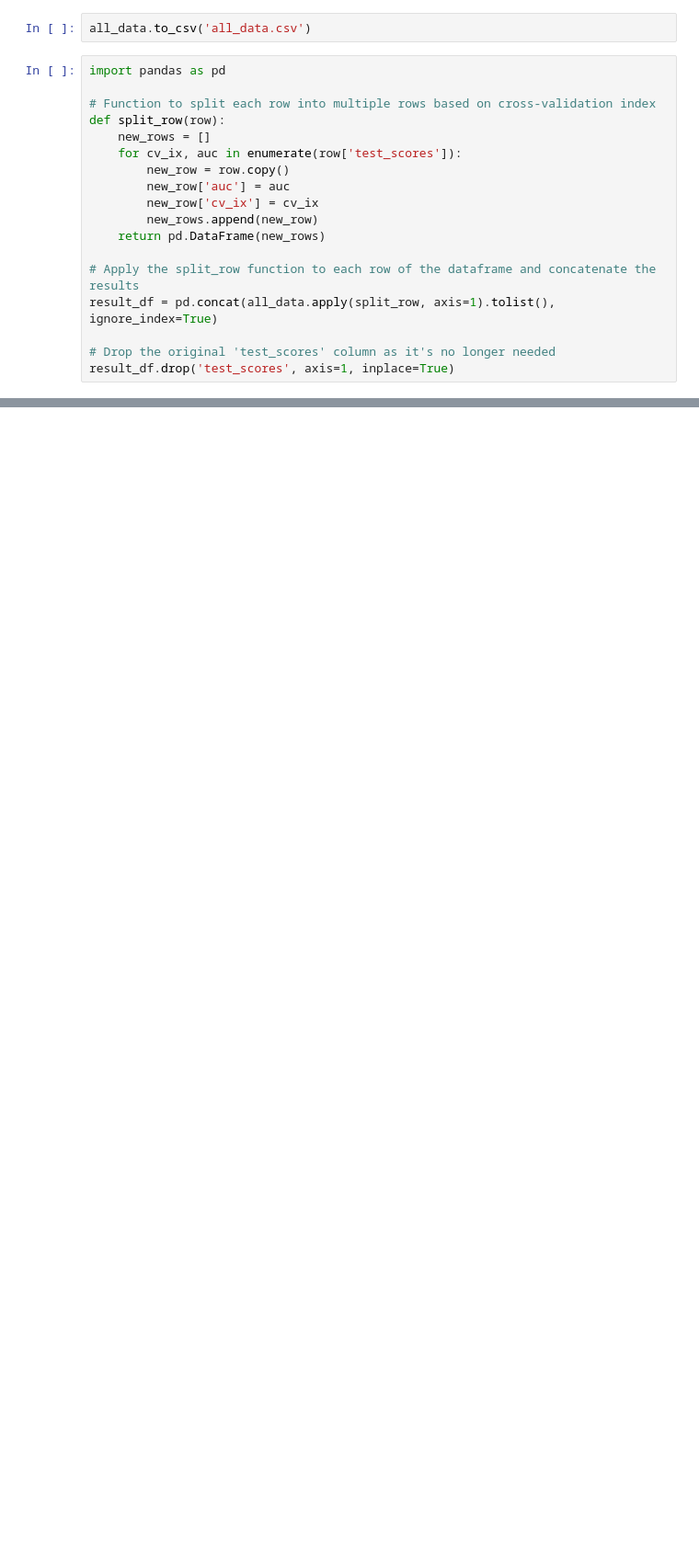
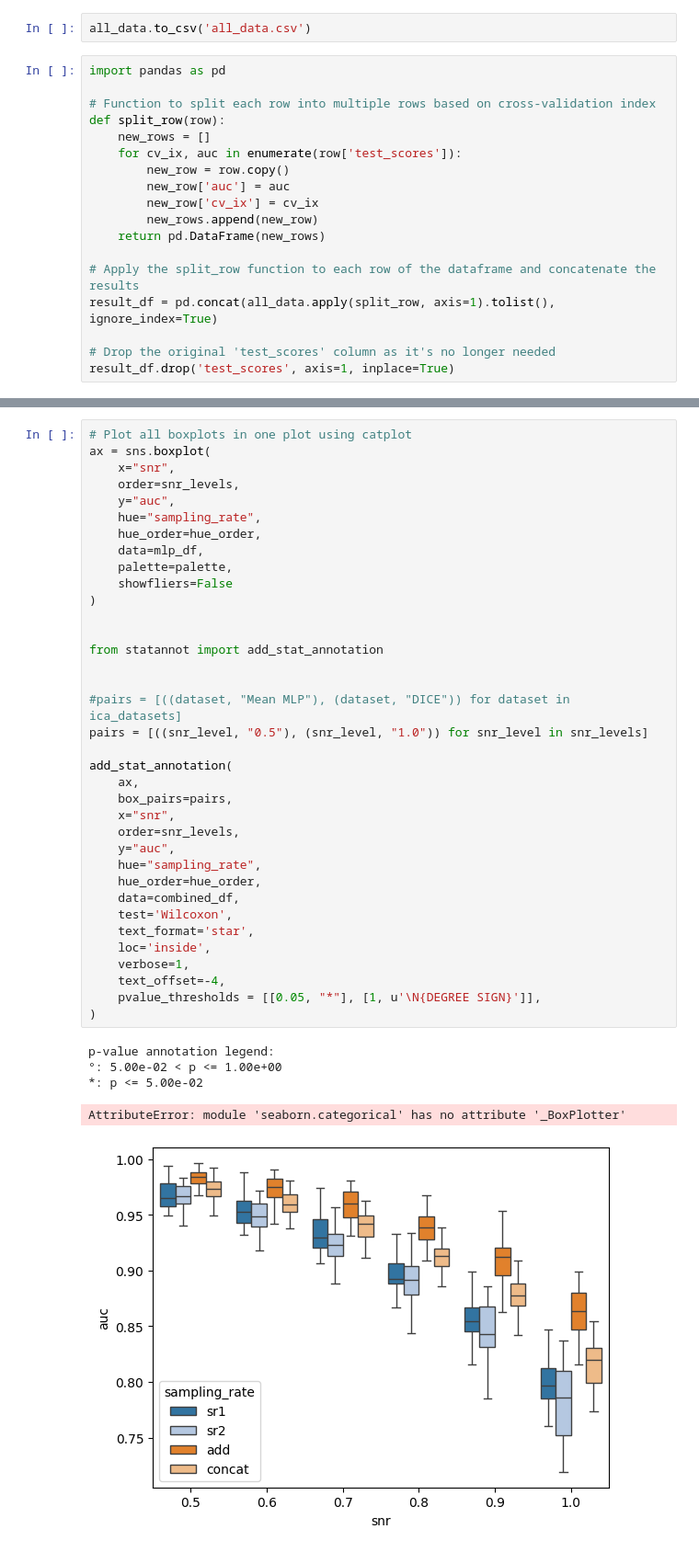
Before and after one commit to neuroneural/undersampling-project, a Jupyter notebook: HCP/python-scripts/plot.ipynb, the cells around one changed output, grey strips where cells are left out. Shown at 92% size. Saved outputs shown, nothing was run; the diff lists cells and outputs as text; blank space fills up the shorter version.

```diff
--- a/HCP/python-scripts/plot.ipynb
+++ b/HCP/python-scripts/plot.ipynb
@@ -130,0 +149,42 @@ plt.show()
+# %%
+# Plot all boxplots in one plot using catplot
+ax = sns.boxplot(
+    x="snr",
+    order=snr_levels,
+    y="auc",
+    hue="sampling_rate",
+    hue_order=hue_order,
+    data=mlp_df,
+    palette=palette,
+    showfliers=False
+)
+
+
+from statannot import add_stat_annotation
+
+
+#pairs = [((dataset, "Mean MLP"), (dataset, "DICE")) for dataset in ica_datasets]
+pairs = [((snr_level, "0.5"), (snr_level, "1.0")) for snr_level in snr_levels]
+
+add_stat_annotation(
+    ax,
+    box_pairs=pairs,
+    x="snr",
+    order=snr_levels,
+    y="auc",
+    hue="sampling_rate",
+    hue_order=hue_order,
+    data=combined_df,
+    test='Wilcoxon',
+    text_format='star',
+    loc='inside',
+    verbose=1,
+    text_offset=-4,
+    pvalue_thresholds = [[0.05, "*"], [1, u'\N{DEGREE SIGN}']],
+)
+# %% [output]
+p-value annotation legend:
+°: 5.00e-02 < p <= 1.00e+00
+*: p <= 5.00e-02
+AttributeError: module 'seaborn.categorical' has no attribute '_BoxPlotter'
+[figure, added]
```
Also changed, not shown: parts of 5 cells of this notebook, 2 other files.
